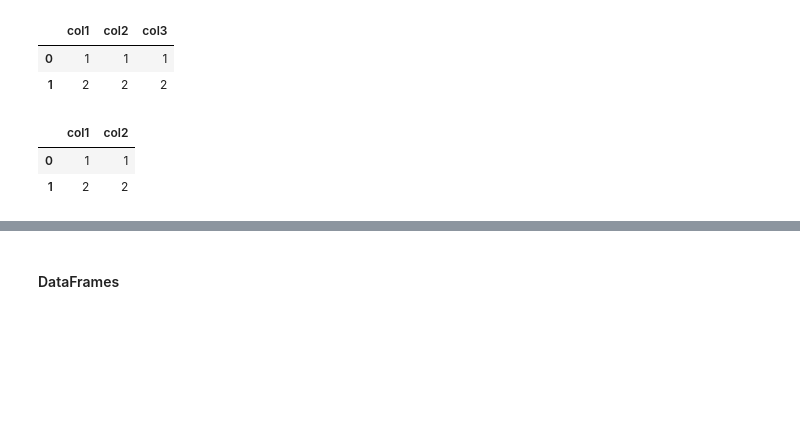
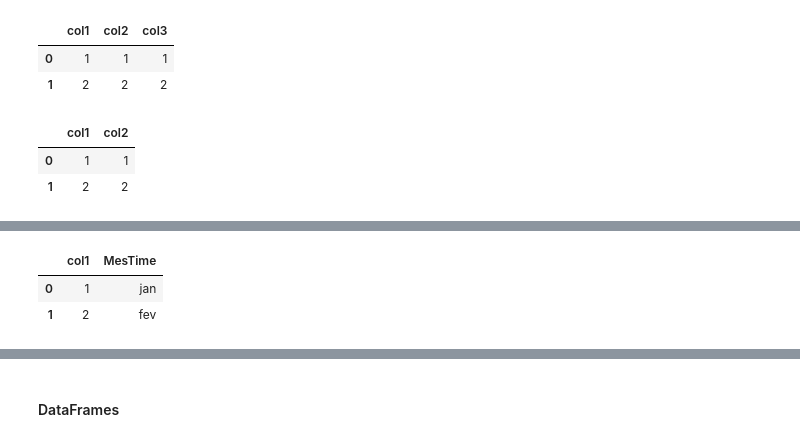
Before and after one commit to alexaugusto23/python_developer, a Jupyter notebook: Planejamento - Lógicas/logicas_pyplan.ipynb, the cells around one changed output, grey strips where cells are left out. Cells and saved outputs as stored; diff of their text form; code cells hidden in the pictures; blank space fills up the shorter version.

```diff
--- a/Planejamento - Lógicas/logicas_pyplan.ipynb
+++ b/Planejamento - Lógicas/logicas_pyplan.ipynb
@@ -57,0 +72,8 @@ _df
+# %%
+_datas = {'2021.01':'jan', '2021.02':'fev'}
+_df = _df.replace({'MesTime':_datas})
+_df
+# %% [output]
+|  | col1 | MesTime |
+| 0 | 1 | jan |
+| 1 | 2 | fev |
```
Also changed, not shown: parts of 11 cells of this notebook, 8 other files.
